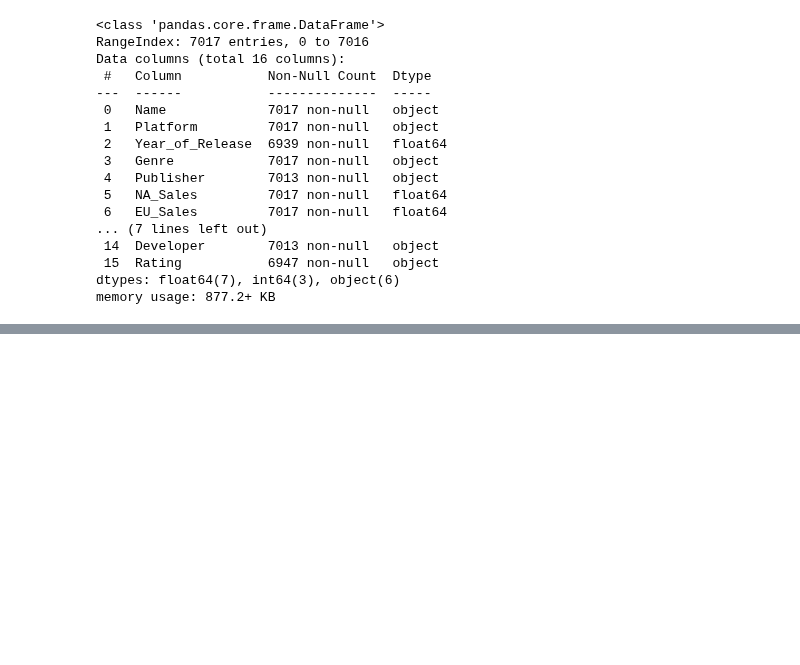
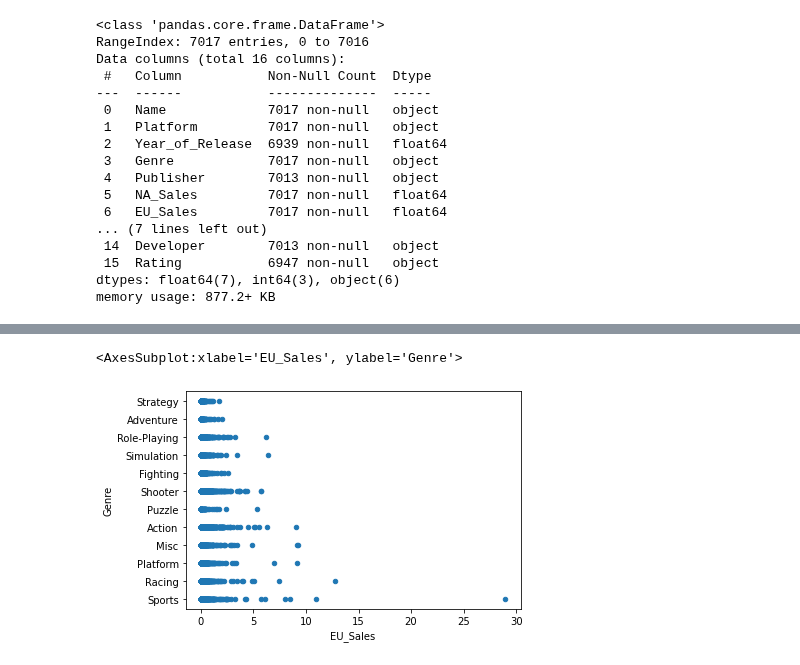
Before and after one commit to msadiq10/DMML-Group-15, a Jupyter notebook: group15-lab2.ipynb, the cells around one changed output, grey strips where cells are left out. Cells and saved outputs as stored; diff of their text form; code cells hidden in the pictures; blank space fills up the shorter version.

```diff
--- a/group15-lab2.ipynb
+++ b/group15-lab2.ipynb
@@ -43,0 +91,5 @@ memory usage: 877.2+ KB
+# %%
+df.plot(kind="scatter", x="EU_Sales", y="Genre")
+# %% [output]
+<AxesSubplot:xlabel='EU_Sales', ylabel='Genre'>
+[figure, added]
```
Also changed, not shown: parts of 11 cells of this notebook.
